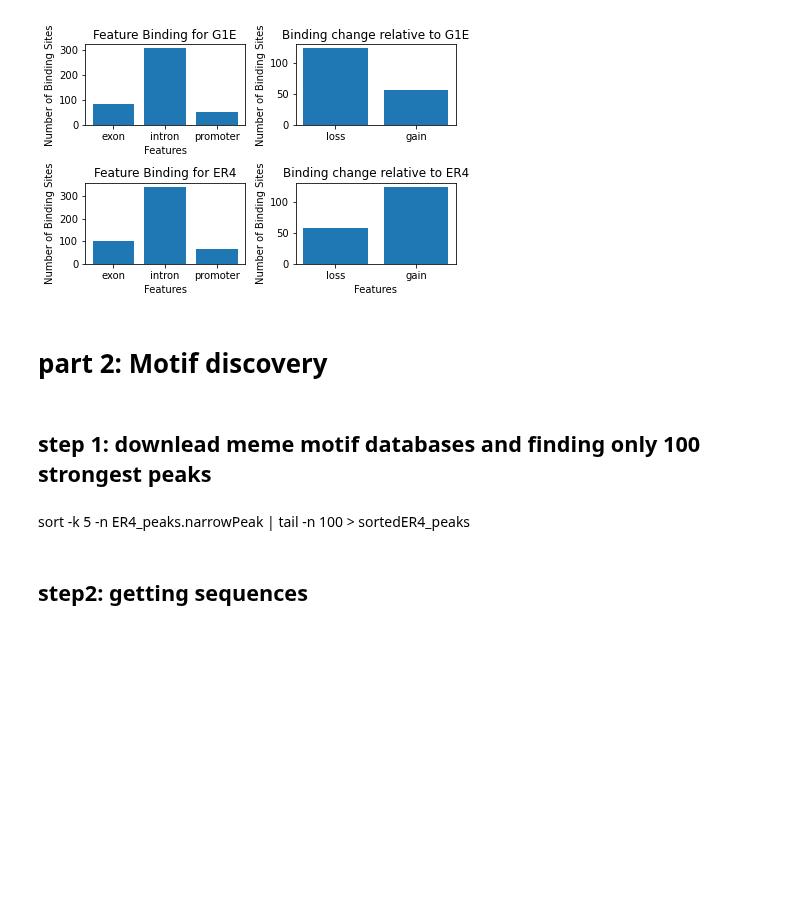
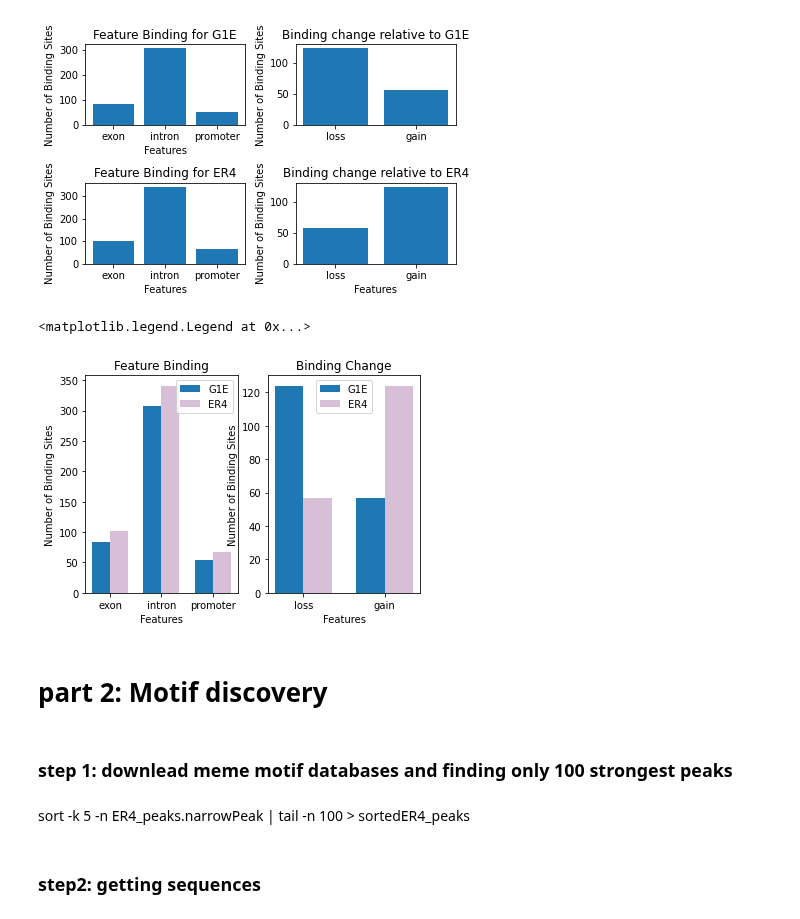
Before and after one commit to chende35/qbb2020-answers, a Jupyter notebook: week5/week5-hw.ipynb, the cells around one changed output. Saved outputs shown, nothing was run; the diff lists cells and outputs as text; code cells hidden in the pictures; blank space fills up the shorter version.

```diff
--- a/week5/week5-hw.ipynb
+++ b/week5/week5-hw.ipynb
@@ -115,11 +131,46 @@ ax[1,1].set_title("Binding change relative to ER4")
 fig.tight_layout()
 # %% [output]
 [figure]
+# %%
+features = ('exon','intron','promoter')
+direction = ('loss', 'gain')
+G1E_val2 = (124,57)
+ER4_val2 = (57,124)
+y2_pos = (0,1)
+y_pos = (0,1,2)
+G1E_val = (84, 307, 54)
+ER4_val = (101, 341, 67)
+
+x = np.arange(len(features))
+x2 = np.arange(len(direction))
+width = 0.35
+
+fig, ax = plt.subplots(1,2)
+rects1 = ax[0].bar(x - width/2, G1E_val, width, label='G1E')
+rects2 = ax[0].bar(x + width/2, ER4_val, width, label='ER4', color = 'thistle')
+ax[0].set_xticks(y_pos)
+ax[0].set_xticklabels(features)
+ax[0].set_xlabel("Features")
+ax[0].set_ylabel("Number of Binding Sites")
+ax[0].set_title("Feature Binding")
+ax[0].legend()
+
+rects1 = ax[1].bar(x2 - width/2, G1E_val2, width, label='G1E')
+rects2 = ax[1].bar(x2 + width/2, ER4_val2, width, label='ER4', color = 'thistle')
+ax[1].set_xticks(y2_pos)
+ax[1].set_xticklabels(direction)
+ax[1].set_xlabel("Features")
+ax[1].set_ylabel("Number of Binding Sites")
+ax[1].set_title("Binding Change")
+ax[1].legend()
+# %% [output]
+<matplotlib.legend.Legend at 0x...>
+[figure, added]
 # %% [markdown]
 # part 2: Motif discovery
 # %% [markdown]
-## step 1: downlead meme motif databases and finding only 100 strongest peaks
+### step 1: downlead meme motif databases and finding only 100 strongest peaks
 # %% [markdown]
 sort -k 5 -n ER4_peaks.narrowPeak | tail -n 100 > sortedER4_peaks
 # %% [markdown]
-## step2: getting sequences
+### step2: getting sequences
```
Also changed, not shown: parts of 36 cells of this notebook.
